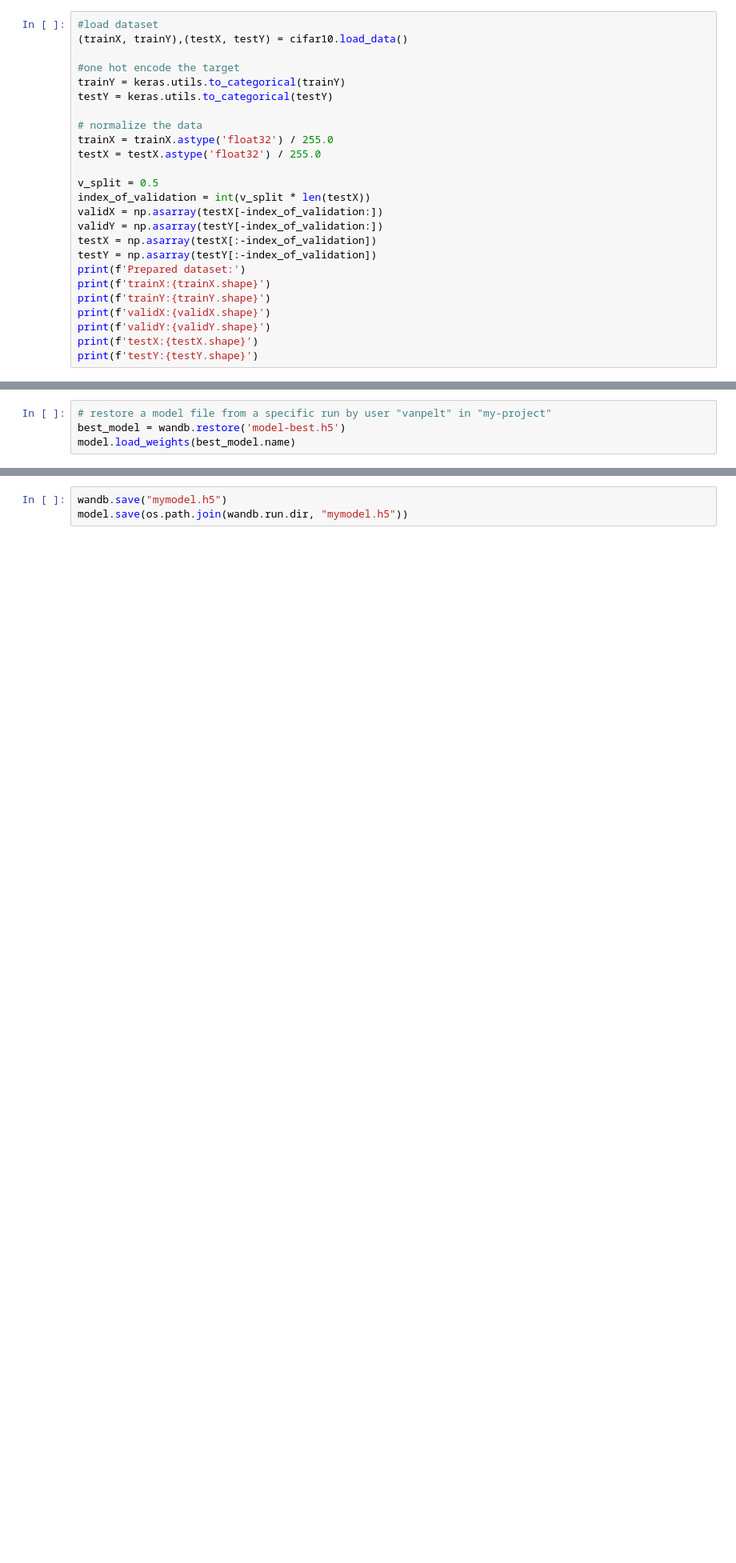
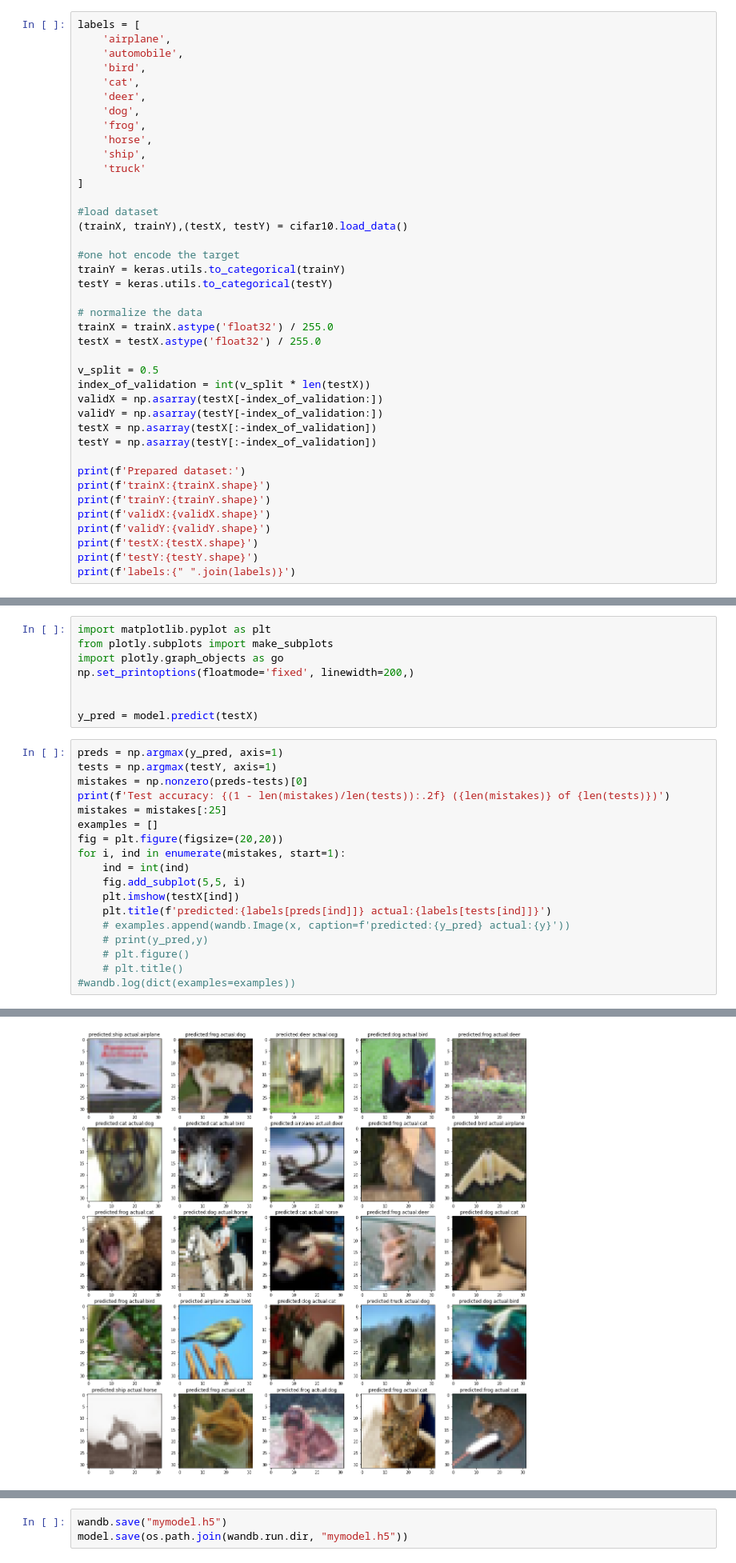
Before and after one commit to aljeshishe/notebooks, a Jupyter notebook: template_vgg_gpu_v2_with_wb.ipynb, the cells around one changed output, grey strips where cells are left out. Shown at 80% size. Saved outputs shown, nothing was run; the diff lists cells and outputs as text; blank space fills up the shorter version.

```diff
--- a/template_vgg_gpu_v2_with_wb.ipynb
+++ b/template_vgg_gpu_v2_with_wb.ipynb
@@ -72,4 +98,17 @@ pip install wandb -q
 # %%
+labels = [
+    'airplane',
+    'automobile',
+    'bird',
+    'cat',
+    'deer',
+    'dog',
+    'frog',
+    'horse',
+    'ship',
+    'truck'
+]
+
 #load dataset
 (trainX, trainY),(testX, testY) = cifar10.load_data()
 
@@ -87,6 +126,7 @@ validX = np.asarray(testX[-index_of_validation:])
 validY = np.asarray(testY[-index_of_validation:])
 testX = np.asarray(testX[:-index_of_validation])
 testY = np.asarray(testY[:-index_of_validation])
+
 print(f'Prepared dataset:')
 print(f'trainX:{trainX.shape}')
 print(f'trainY:{trainY.shape}')
@@ -94,4 +134,5 @@ print(f'validX:{validX.shape}')
 print(f'validY:{validY.shape}')
 print(f'testX:{testX.shape}')
 print(f'testY:{testY.shape}')
+print(f'labels:{" ".join(labels)}')
 # %% [output]
@@ -247,4 +330,27 @@ history = model.fit_generator(train,
-# %%
-# restore a model file from a specific run by user "vanpelt" in "my-project"
-best_model = wandb.restore('model-best.h5')
-model.load_weights(best_model.name)
+# %%
+import matplotlib.pyplot as plt
+from plotly.subplots import make_subplots
+import plotly.graph_objects as go
+np.set_printoptions(floatmode='fixed', linewidth=200,)
+
+
+y_pred = model.predict(testX)
+# %%
+preds = np.argmax(y_pred, axis=1)
+tests = np.argmax(testY, axis=1)
+mistakes = np.nonzero(preds-tests)[0]
+print(f'Test accuracy: {(1 - len(mistakes)/len(tests)):.2f} ({len(mistakes)} of {len(tests)})')
+mistakes = mistakes[:25]
+examples = []
+fig = plt.figure(figsize=(20,20))
+for i, ind in enumerate(mistakes, start=1):
+    ind = int(ind)
+    fig.add_subplot(5,5, i)
+    plt.imshow(testX[ind])
+    plt.title(f'predicted:{labels[preds[ind]]} actual:{labels[tests[ind]]}')
+    # examples.append(wandb.Image(x, caption=f'predicted:{y_pred} actual:{y}'))
+    # print(y_pred,y)
+    # plt.figure()
+    # plt.title()
+#wandb.log(dict(examples=examples))
+# %% [output]
@@ -251,3 +358,4 @@ model.load_weights(best_model.name)
+[figure, added]
 # %%
 _, acc = model.evaluate(testX, testY, verbose=0)
 print('> %.3f' % (acc * 100.0))
```
Also changed, not shown: parts of 9 cells of this notebook.
